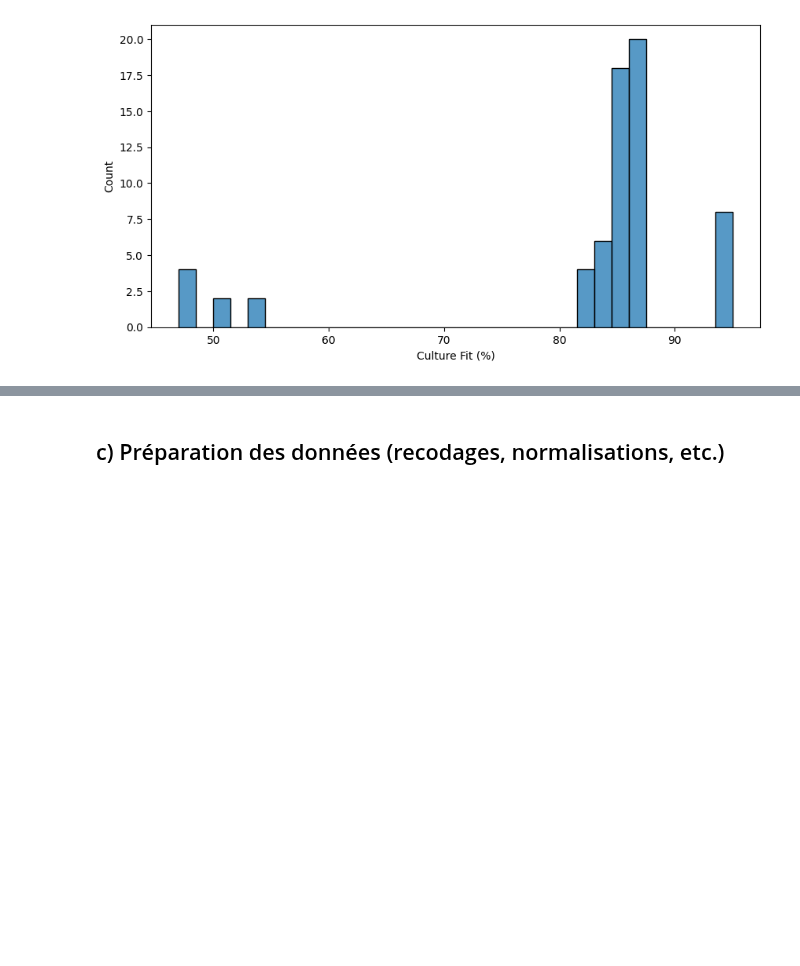
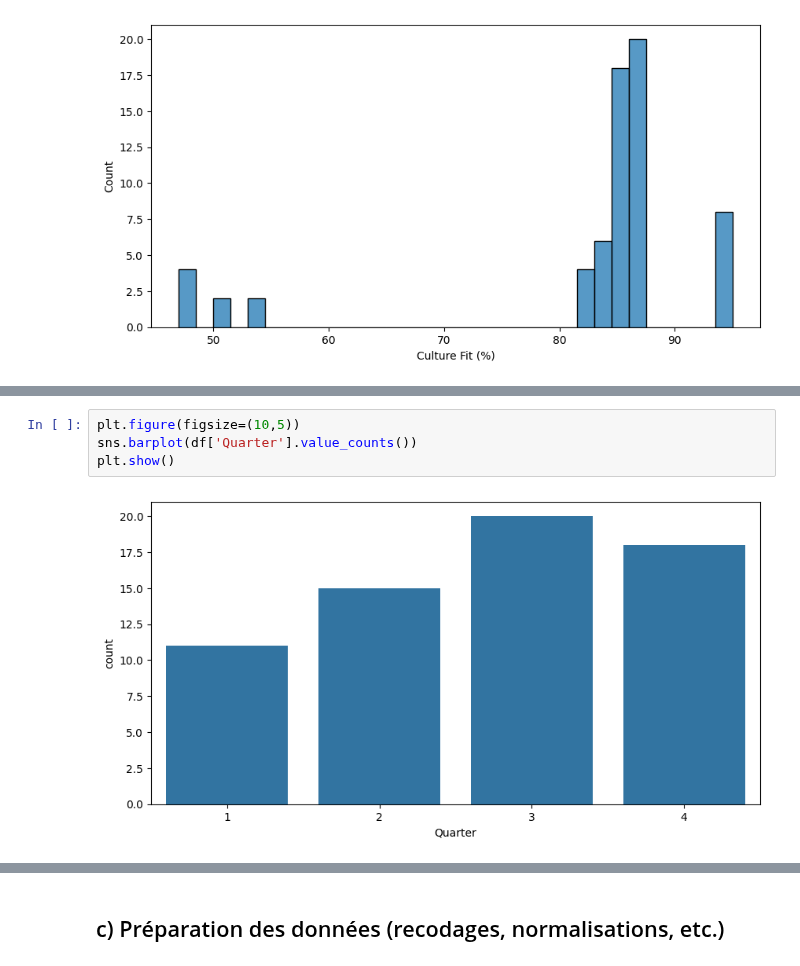
Before and after one commit to melaniedaddio/-Time-Cost-Quality-of-Hire, a Jupyter notebook: script.ipynb, the cells around one changed output, grey strips where cells are left out. Saved outputs shown, nothing was run; the diff lists cells and outputs as text; blank space fills up the shorter version.

```diff
--- a/script.ipynb
+++ b/script.ipynb
@@ -209,0 +219,6 @@ plt.show()
+# %%
+plt.figure(figsize=(10,5))
+sns.barplot(df['Quarter'].value_counts())
+plt.show()
+# %% [output]
+[figure, added]
```
Also changed, not shown: parts of 2 cells of this notebook.
